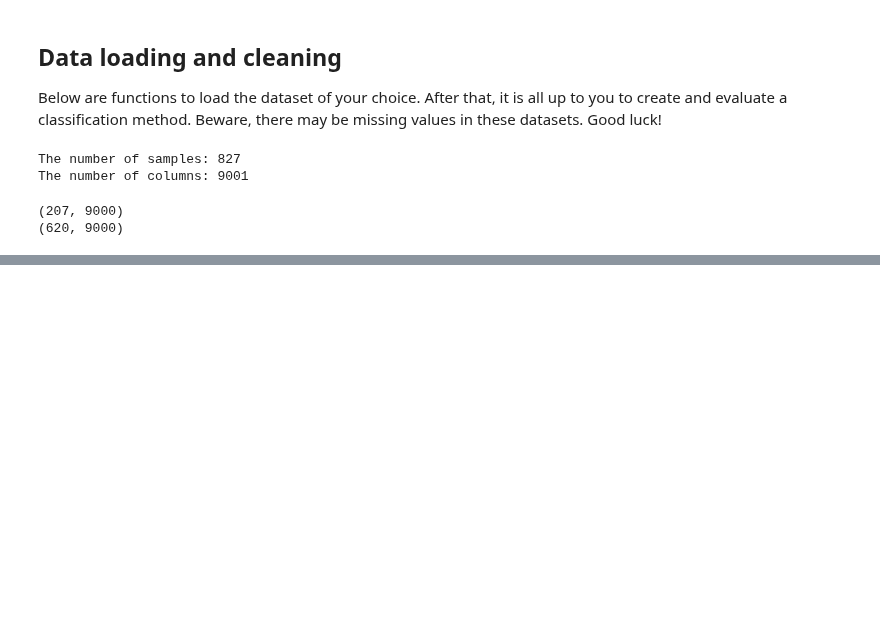
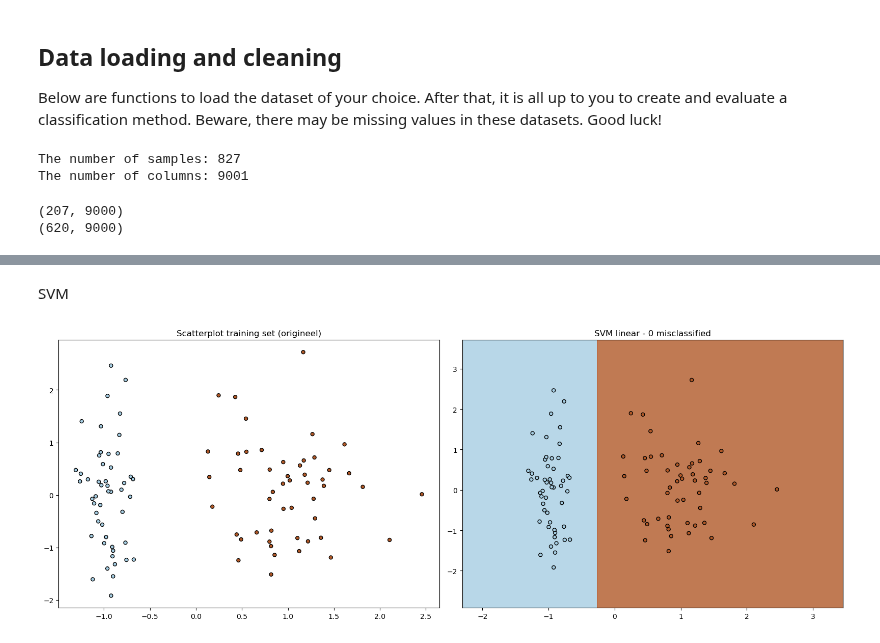
Before and after one commit to mjmklep/Machine-Learning-Group-8, a Jupyter notebook: assignment_ecg.ipynb, the cells around one changed output, grey strips where cells are left out. Cells and saved outputs as stored; diff of their text form; code cells hidden in the pictures; blank space fills up the shorter version.

Commit message:
Adding SVM classifier

```diff
--- a/assignment_ecg.ipynb
+++ b/assignment_ecg.ipynb
@@ -73,0 +74,50 @@ Best Score: 0.8331604220045411
+# %% [markdown]
+SVM
+# %%
+#SVM
+pipe = Pipeline([('scaler', StandardScaler()),
+                 ('feature_selection', RFECV(SVC(kernel='linear', gamma='scale'), step=1, cv=5)),
+                 ('classifier', SVC(kernel='linear', gamma='scale'))
+                    ])
+
+#trainingsdata (met waardes zoals in exercises)
+X_train, Y_train = ds.make_classification(n_samples=100, n_features=2, n_redundant=0,
+                                          n_informative=1, n_clusters_per_class=1, random_state=42)
+
+#plot without classifiers
+fig = plt.figure(figsize=(16, 6))
+ax1 = fig.add_subplot(1, 2, 1)
+ax1.set_title("Scatterplot training set (origineel)")
+ax1.scatter(X_train[:, 0], X_train[:, 1], marker='o', c=Y_train,
+            s=25, edgecolor='k', cmap=plt.cm.Paired)
+
+#plot with classifier
+pipe.fit(X_train, Y_train)
+Y_pred = pipe.predict(X_train)
+
+ax2 = fig.add_subplot(1, 2, 2)
+ax2.set_title("Na pipeline (met classifier)")
+
+# Create a mesh to plot the decision boundary
+x_min, x_max = X_train[:, 0].min() - 1, X_train[:, 0].max() + 1
+y_min, y_max = X_train[:, 1].min() - 1, X_train[:, 1].max() + 1
+xx, yy = np.meshgrid(np.arange(x_min, x_max, 0.01),
+                np.arange(y_min, y_max, 0.01))
+
+Z = pipe.predict(np.c_[xx.ravel(), yy.ravel()])
+Z = Z.reshape(xx.shape)
+
+# Plot the decision boundary
+ax2.contourf(xx, yy, Z, alpha=0.8, cmap=plt.cm.Paired)
+
+# Scatter plot with predictions
+ax2.scatter(X_train[:, 0], X_train[:, 1], marker='o', c=Y_pred,
+         s=25, edgecolor='k', cmap=plt.cm.Paired)
+
+misclassified = (Y_train != Y_pred).sum()
+ax2.set_title(f"SVM linear - {misclassified} misclassified")
+
+plt.tight_layout()
+plt.show()
+# %% [output]
+[figure, added]
```
Also changed, not shown: parts of 2 cells of this notebook.
